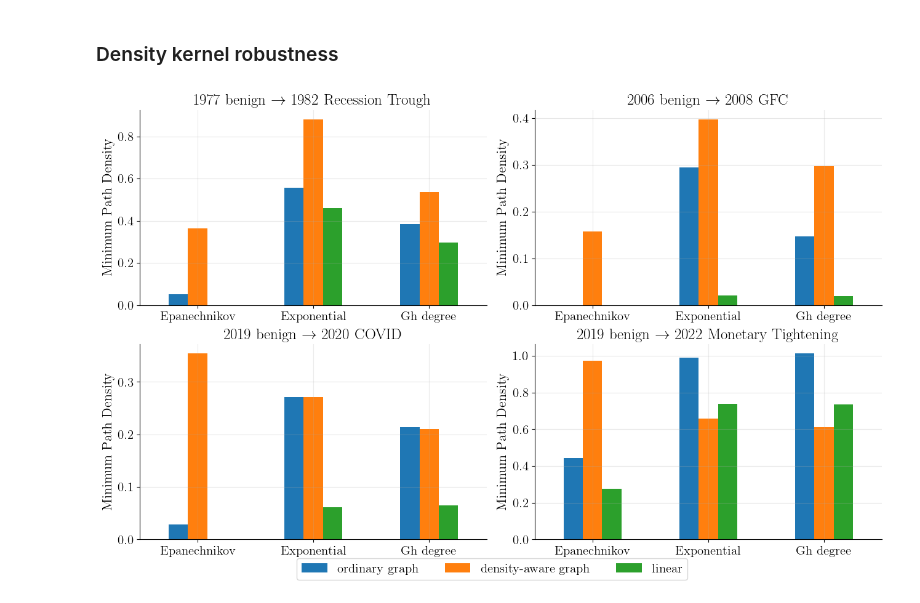
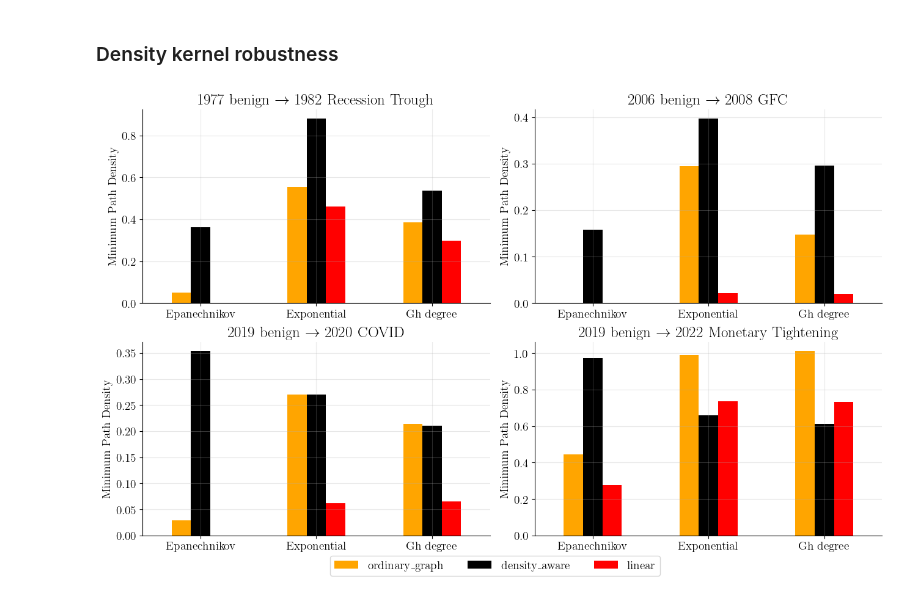
Before and after one commit to adamfowliee/JDKF_Starter, a Jupyter notebook: dissertation_brief/dissertation_results.ipynb, the cells around one changed output. Cells and saved outputs as stored; diff of their text form; code cells hidden in the pictures.

```diff
--- a/dissertation_brief/dissertation_results.ipynb
+++ b/dissertation_brief/dissertation_results.ipynb
@@ -609,7 +623,8 @@ for ax, event in zip(axes.flatten(), events):
     for rec in event_records:
         density = rec["density"]
         x = np.linspace(0, 1, len(density))
-        ax.plot(x, density, marker="o", label=rec["path_type"])
+        c = colour_map.get(rec["path_type"], None)
+        ax.plot(x, density, marker="o", label=rec["path_type"], c=c)
 
     ax.set_title(event.replace("->", r"$\rightarrow$")); ax.set_xlabel("Path progression")
     ax.set_ylabel(r"Density proxy $\hat{\rho}$")
@@ -869,10 +884,11 @@ for event, selected_vars in event_variables.items():
 
         for i, var_idx in enumerate(selected_idxs):
             ax = axes_flat[i]
+            c = colour_map[path_type]
             if path_type == "observed":
-                ax.plot(x, lifted_path[:, var_idx], marker="x", linestyle="--", label=path_type)
+                ax.plot(x, lifted_path[:, var_idx], marker="x", linestyle="--", label=path_type, lw=2, c=c)
             else:
-                ax.plot(x, lifted_path[:, var_idx], marker="o", label=path_type.replace(r"$\\beta=1.5$", ""))
+                ax.plot(x, lifted_path[:, var_idx], marker="o", label=path_type.replace(r"$\\beta=1.5$", ""), c=c)
 
             ax.set_title(selected_vars[i].replace("&", "\\&"), fontweight='bold')
             ax.set_xlabel("Path progression")
@@ -916,10 +932,11 @@ for event, selected_vars in event_variables.items():
 
         for i, var_idx in enumerate(selected_idxs):
             ax = axes_flat[i]
+            c = colour_map[path_type]
             if path_type == "observed":
-                ax.plot(x, lifted_path[:, var_idx], marker="x", linestyle="--", label=path_type)
+                ax.plot(x, lifted_path[:, var_idx], marker="x", linestyle="--", label=path_type, c=c)
             elif path_type == "PCA" or path_type == "density_aware":
-                ax.plot(x, lifted_path[:, var_idx], marker="o", label=path_type)
+                ax.plot(x, lifted_path[:, var_idx], marker="o", label=path_type, c=c)
 
             ax.set_title(selected_vars[i].replace("&", "\\&"), fontweight='bold')
             ax.set_ylabel("Returns"); ax.set_xlabel("Path Progression")
@@ -1257,8 +1272,8 @@ for event, (start_idx, end_idx) in pairs.items():
         density_nodes = Psi[idx_density]
         density_length = latent_path_length(density_nodes)
 
-        paths = {"ordinary graph": {"points": ordinary_nodes, "indices": idx_ordinary, "n_vertices": len(idx_ordinary), "path_length": ordinary_length},
-                 "density-aware graph": {"points": density_nodes, "indices": idx_density, "n_vertices": len(idx_density), "path_length": density_length},
+        paths = {"ordinary_graph": {"points": ordinary_nodes, "indices": idx_ordinary, "n_vertices": len(idx_ordinary), "path_length": ordinary_length},
+                 "density_aware": {"points": density_nodes, "indices": idx_density, "n_vertices": len(idx_density), "path_length": density_length},
                  "linear": {"points": gamma_linear, "indices": None, "n_vertices": n_grid, "path_length": linear_length}}
 
         for path_type, path in paths.items():
@@ -1283,7 +1298,7 @@ for event, (start_idx, end_idx) in pairs.items():
 density_comparison_df = pd.DataFrame(rows)
 # %%
 # Define your preferred order
-path_order = ["ordinary graph", "density-aware graph", "linear"]
+path_order = ["ordinary_graph", "density_aware", "linear"]
 
 # Convert 'path_type' to a ordered Categorical column
 density_comparison_df["path_type"] = pd.Categorical(
@@ -1301,32 +1316,34 @@ for event, ax in zip(pairs.keys(), axes_flat):
     # Pivot will now automatically order columns: ordinary -> density-aware -> linear
     event_pivot = event_df.pivot(
         index="density_method",
         columns="path_type",
         values="interior_minimum_density"
     )
 
-    event_pivot.plot(kind="bar", ax=ax, legend=False)
+    plot_colours = [colour_map[col] for col in event_pivot.columns]
+
+    event_pivot.plot(kind="bar", ax=ax, legend=False, color=plot_colours)
 
     ax.set_ylabel("Minimum Path Density")
     ax.set_xlabel("")
     ax.grid(axis="y", alpha=GRID_ALPHA)
     ax.set_title(event.replace("->", r"$\rightarrow$"), fontweight="bold")
     ax.tick_params(axis='x', labelrotation=0)
 
 handles, labels = axes_flat[0].get_legend_handles_labels()
 
 fig.legend(
     handles,
     labels,
     loc="lower center",
     ncol=3,
     frameon=True,
     bbox_to_anchor=(0.5, -0.02)
 )
 
 plt.tight_layout()
 plt.subplots_adjust(bottom=0.075, hspace=0.2)
 plt.savefig(f'./figures/density_kernel_results.pdf')
 plt.show()
 # %% [output]
-[figure, old version]
+[figure, new version]
```
Also changed, not shown: parts of 14 cells of this notebook, 18 other files.
